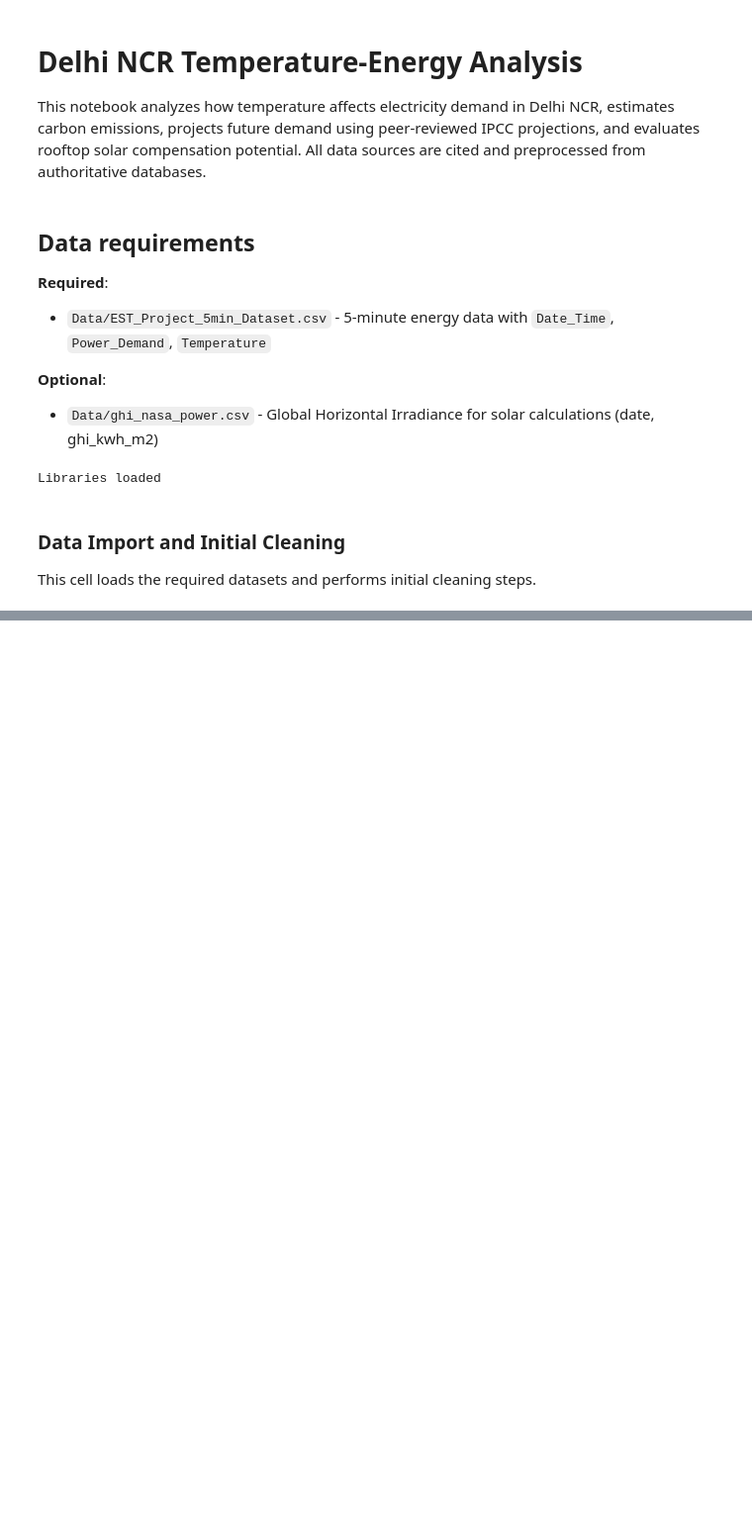
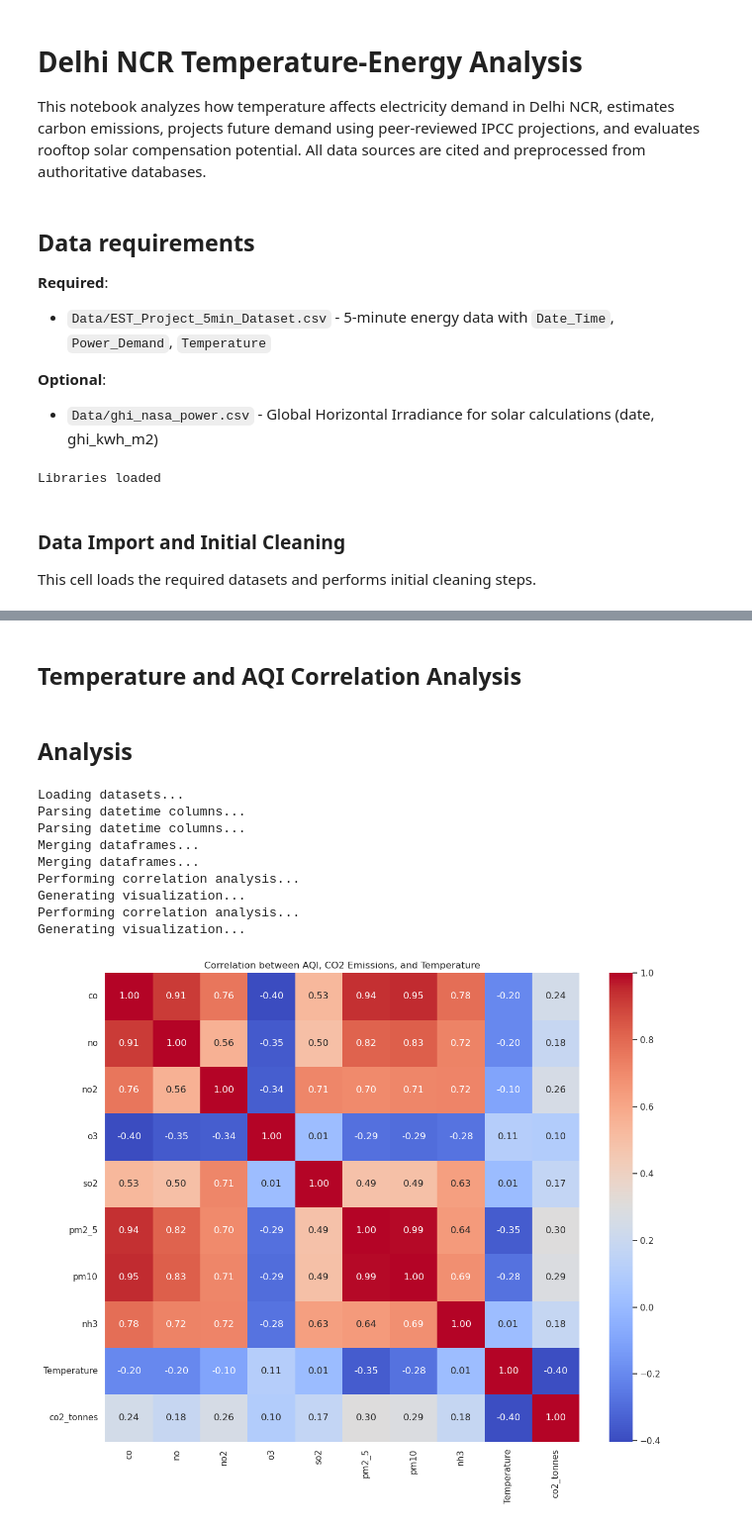
Before and after one commit to Srindot/NCR_Energy_Consumption_Pattern, a Jupyter notebook: landsat_energy_analysis.ipynb, the cells around one changed output, grey strips where cells are left out. Shown at 99% size. Saved outputs shown, nothing was run; the diff lists cells and outputs as text; code cells hidden in the pictures; blank space fills up the shorter version.

Commit message:
Updates in project

```diff
--- a/landsat_energy_analysis.ipynb
+++ b/landsat_energy_analysis.ipynb
@@ -1252,0 +98,76 @@ All data used in this analysis is sourced from official, peer-reviewed, or gover
+# %% [markdown]
+## Temperature and AQI Correlation Analysis
+# %% [markdown]
+## Analysis
+# %%
+import pandas as pd
+import matplotlib.pyplot as plt
+import seaborn as sns
+
+# --- 1. Load All Three Datasets ---
+print("Loading datasets...")
+aqi_df = pd.read_csv('Data/delhi_aqi.csv')
+power_df = pd.read_csv('Data/EST_Project_5min_Dataset.csv')
+co2_df = pd.read_csv('Data/co2_hourly.csv')
+
+# --- 2. Prepare and Parse Datetime Columns ---
+print("Parsing datetime columns...")
+aqi_df['date'] = pd.to_datetime(aqi_df['date'])
+power_df['Date_Time'] = pd.to_datetime(power_df['Date_Time'], format='%d-%m-%Y %H:%M')
+co2_df['date'] = pd.to_datetime(co2_df['date'])
+
+# Create a common 'hour' column for merging
+aqi_df['hour'] = aqi_df['date'].dt.floor('H')
+power_df['hour'] = power_df['Date_Time'].dt.floor('H')
+co2_df['hour'] = co2_df['date'].dt.floor('H')
+
+# --- 3. Merge Datasets Sequentially ---
+print("Merging dataframes...")
+# First, merge AQI and Power data
+merged_df = pd.merge_asof(
+    aqi_df.sort_values('hour'),
+    power_df.sort_values('hour'),
+    on='hour',
+    direction='nearest'
+)
+
+# Now, merge the result with the CO2 data
+final_merged_df = pd.merge_asof(
+    merged_df.sort_values('hour'),
+    co2_df.sort_values('hour'),
+    on='hour',
+    direction='nearest'
+)
+
+# --- 4. Perform Correlation Analysis with CO2 ---
+print("Performing correlation analysis...")
+# Add 'co2_tonnes' to the list of columns for analysis
+cols_to_corr = ['co','no','no2','o3','so2','pm2_5','pm10','nh3','Temperature', 'co2_tonnes']
+
+# Ensure all columns exist before calculating correlation
+cols_to_corr = [col for col in cols_to_corr if col in final_merged_df.columns]
+
+corr_matrix = final_merged_df[cols_to_corr].corr()
+
+# --- 5. Visualize and Print Results ---
+print("Generating visualization...")
+plt.figure(figsize=(12, 10)) # Increased figure size for better readability
+sns.heatmap(corr_matrix, annot=True, cmap='coolwarm', fmt='.2f')
+plt.title('Correlation between AQI, CO2 Emissions, and Temperature')
+plt.tight_layout() # Adjust layout to prevent labels from being cut off
+plt.savefig('correlation_heatmap_with_co2.png') # Save the plot to a file
+plt.show()
+
+print("\nCorrelation with Temperature:")
+print(corr_matrix['Temperature'].sort_values(ascending=False))
+# %% [output]
+Loading datasets...
+Parsing datetime columns...
+Parsing datetime columns...
+Merging dataframes...
+Merging dataframes...
+Performing correlation analysis...
+Generating visualization...
+Performing correlation analysis...
+Generating visualization...
+[figure, added]
```
Also changed, not shown: parts of 49 cells of this notebook, 38 other files.
